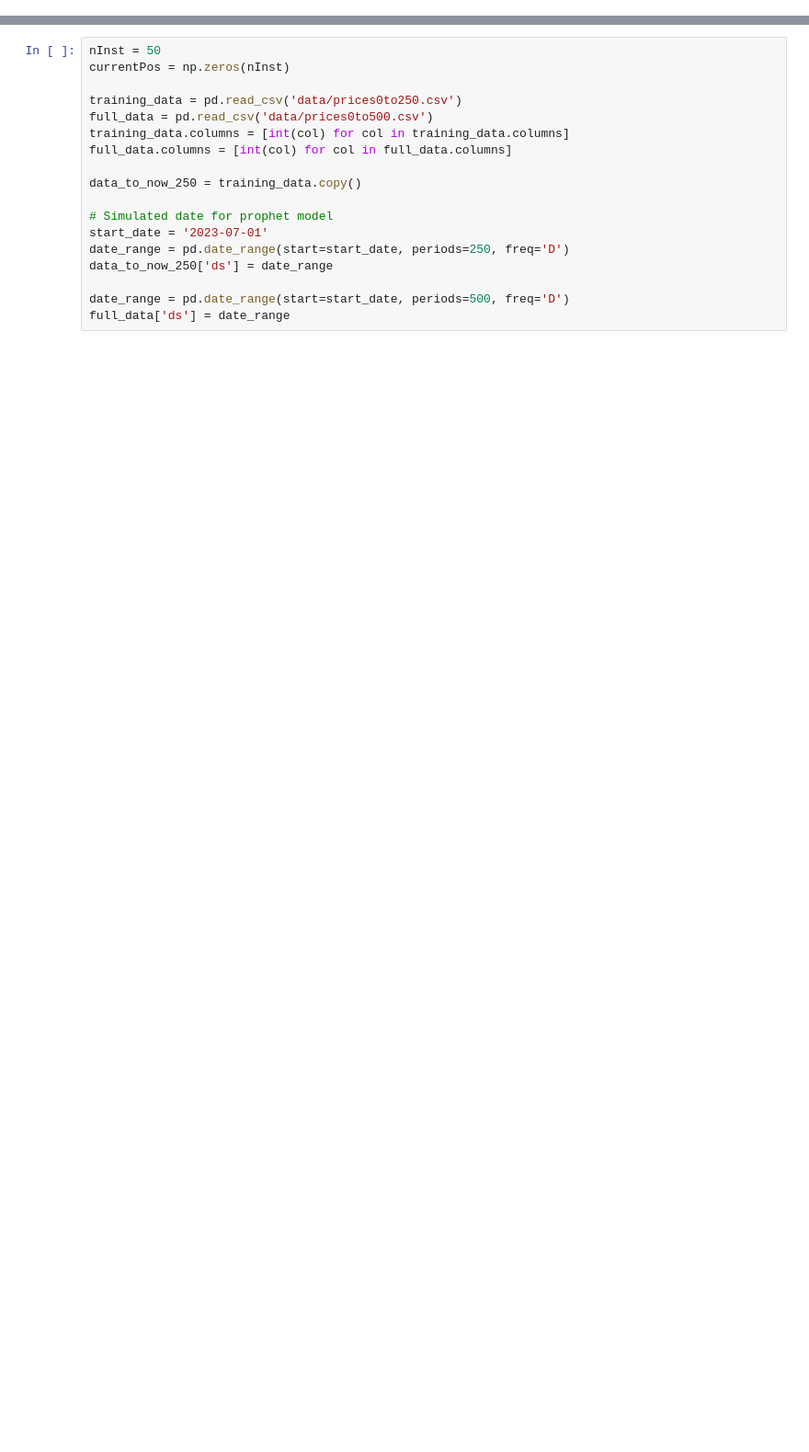
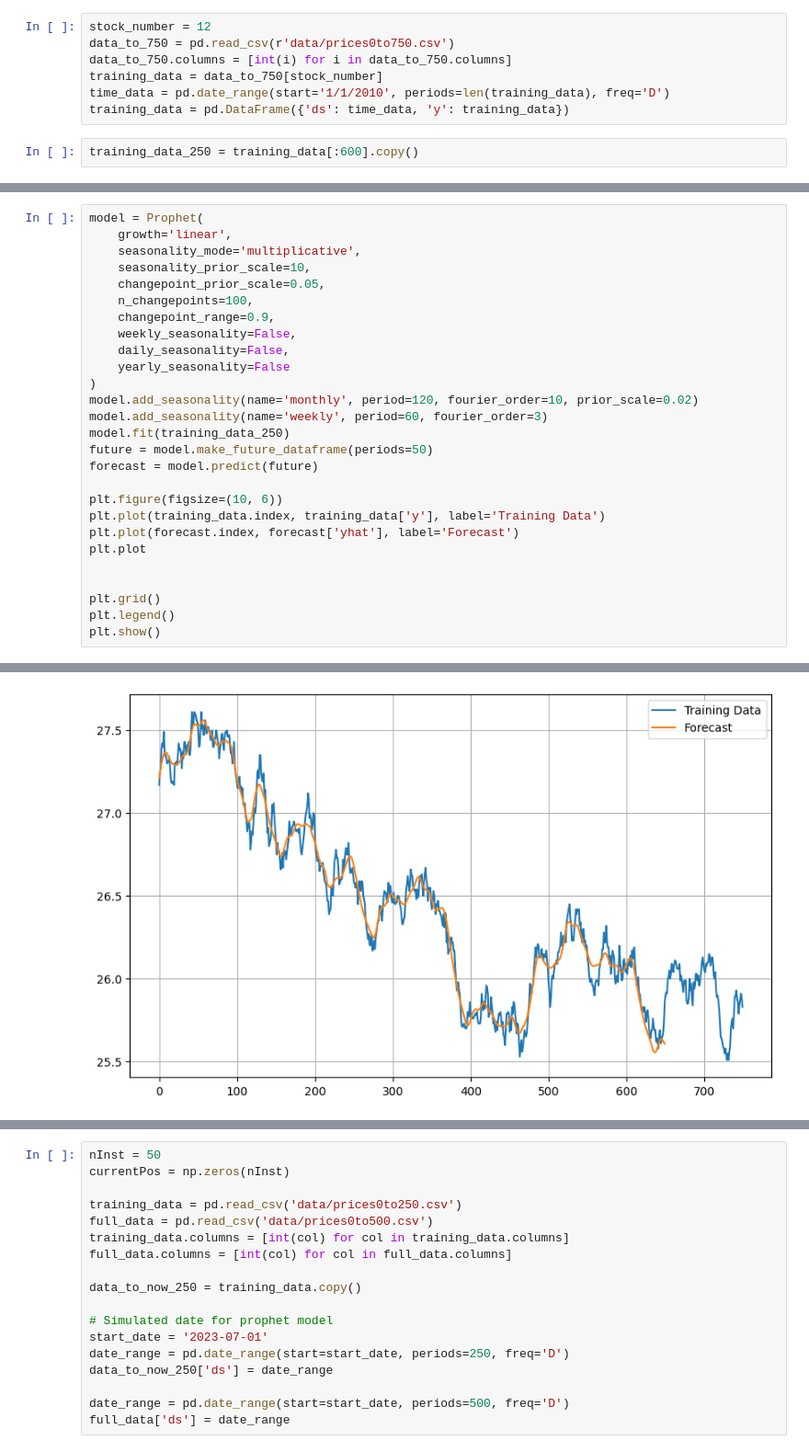
Before and after one commit to sydneycally-inclane-2812/algothon-fintech-unsw-2024, a Jupyter notebook: prophet_strat.ipynb, the cells around one changed output, grey strips where cells are left out. Shown: that part at 92% size. Cells and saved outputs as stored; diff of their text form; blank space fills up the shorter version.

```diff
--- a/prophet_strat.ipynb
+++ b/prophet_strat.ipynb
@@ -22,0 +28,9 @@ def getPosition(price_so_far):
+# %%
+stock_number = 12
+data_to_750 = pd.read_csv(r'data/prices0to750.csv')
+data_to_750.columns = [int(i) for i in data_to_750.columns]
+training_data = data_to_750[stock_number]
+time_data = pd.date_range(start='1/1/2010', periods=len(training_data), freq='D')
+training_data = pd.DataFrame({'ds': time_data, 'y': training_data})
+# %%
+training_data_250 = training_data[:600].copy()
@@ -22,0 +39,28 @@ def getPosition(price_so_far):
+# %%
+model = Prophet(
+    growth='linear',
+    seasonality_mode='multiplicative',
+    seasonality_prior_scale=10,
+    changepoint_prior_scale=0.05,
+    n_changepoints=100,
+    changepoint_range=0.9,
+    weekly_seasonality=False,
+    daily_seasonality=False,
+    yearly_seasonality=False
+)
+model.add_seasonality(name='monthly', period=120, fourier_order=10, prior_scale=0.02)
+model.add_seasonality(name='weekly', period=60, fourier_order=3)
+model.fit(training_data_250)
+future = model.make_future_dataframe(periods=50)
+forecast = model.predict(future)
+
+plt.figure(figsize=(10, 6))
+plt.plot(training_data.index, training_data['y'], label='Training Data')
+plt.plot(forecast.index, forecast['yhat'], label='Forecast')
+plt.plot
+
+
+plt.grid()
+plt.legend()
+plt.show()
+# %% [output]
@@ -22,0 +69 @@ def getPosition(price_so_far):
+[figure, added]
```
Also changed, not shown: parts of 14 cells of this notebook, 2 other files.
